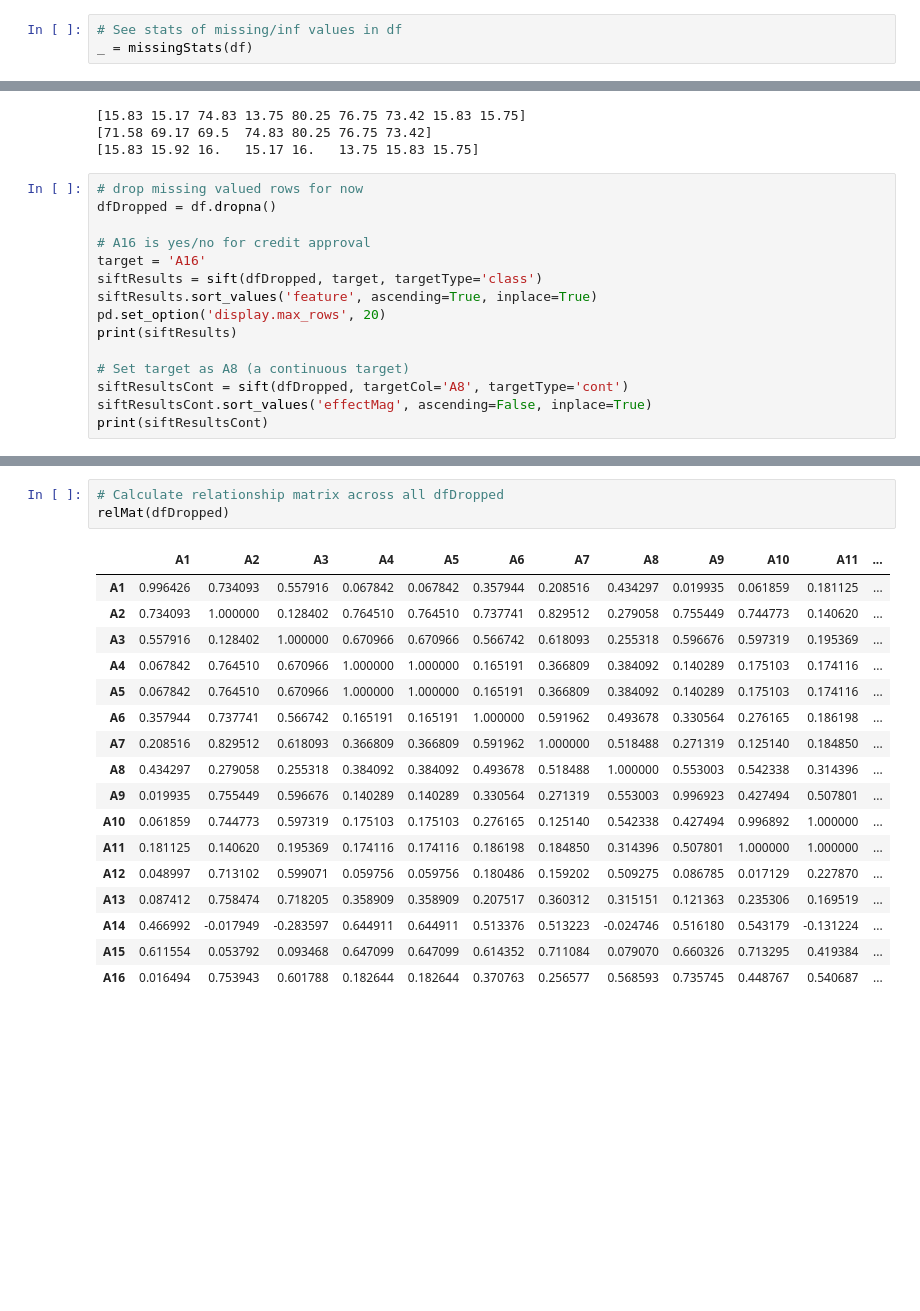
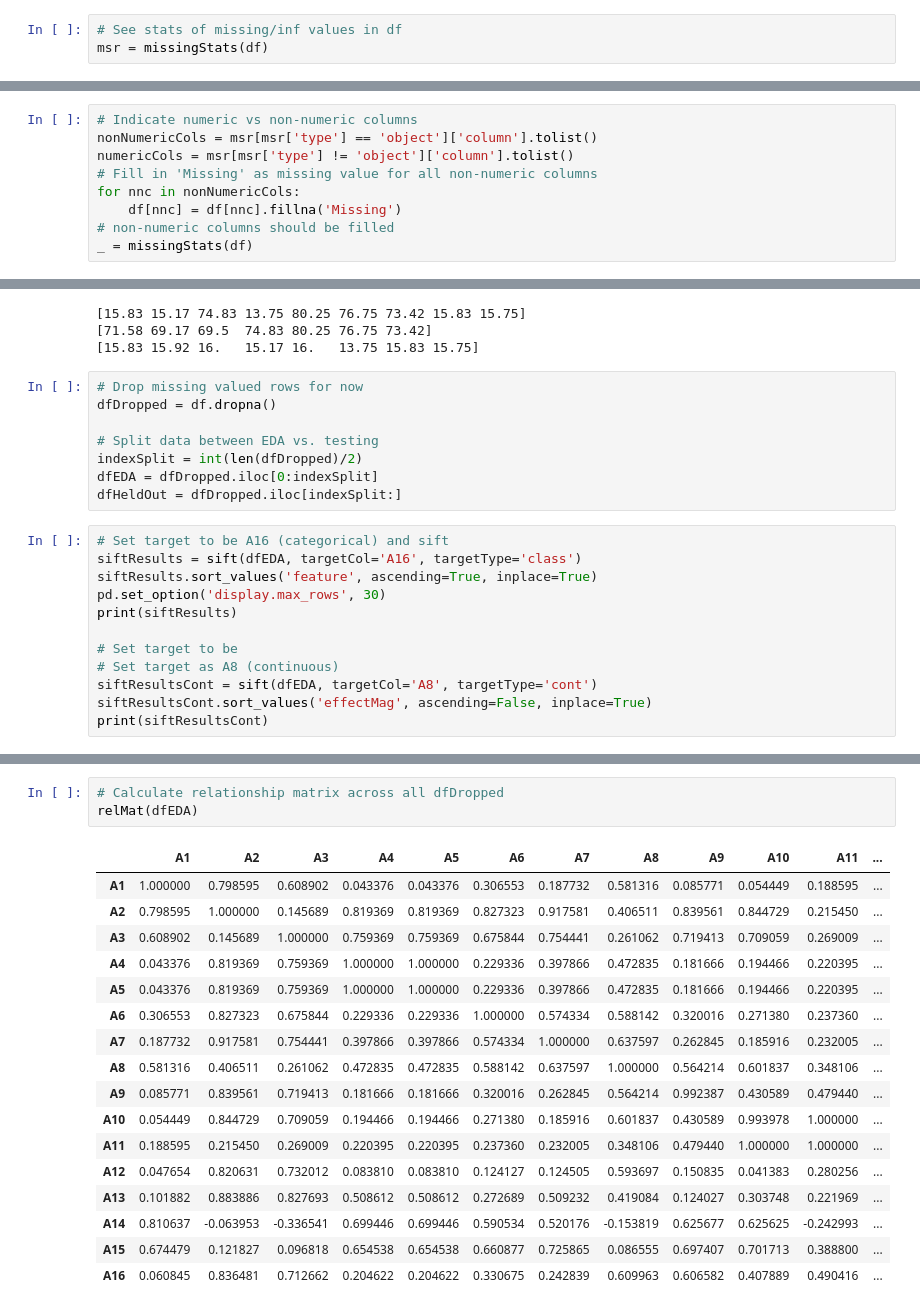
Before and after one commit to mfenig1013/daUtils, a Jupyter notebook: dautils examples.ipynb, the cells around one changed output, grey strips where cells are left out. Drawn from its saved outputs; the diff is of its cells as text; blank space fills up the shorter version.

```diff
--- a/dautils examples.ipynb
+++ b/dautils examples.ipynb
@@ -22,7 +22,7 @@ columnNames = ['A' + str(x) for x in range(1, 17)]
 df = pd.read_csv('crx.data', sep=',', header=-1, names=columnNames, na_values='?')
 # %%
 # See stats of missing/inf values in df
-_ = missingStats(df)
+msr = missingStats(df)
 # %% [output]
 Looking for missing values of input with 690 rows.
    column     type  inf      null
@@ -44,0 +45,9 @@ Looking for missing values of input with 690 rows.
+# %%
+# Indicate numeric vs non-numeric columns
+nonNumericCols = msr[msr['type'] == 'object']['column'].tolist()
+numericCols = msr[msr['type'] != 'object']['column'].tolist()
+# Fill in 'Missing' as missing value for all non-numeric columns
+for nnc in nonNumericCols:
+    df[nnc] = df[nnc].fillna('Missing')
+# non-numeric columns should be filled
+_ = missingStats(df)
@@ -77,19 +105,24 @@ print(outliers)
 [15.83 15.17 74.83 13.75 80.25 76.75 73.42 15.83 15.75]
 [71.58 69.17 69.5  74.83 80.25 76.75 73.42]
 [15.83 15.92 16.   15.17 16.   13.75 15.83 15.75]
+# %%
+# Drop missing valued rows for now
+dfDropped = df.dropna()
+
+# Split data between EDA vs. testing
+indexSplit = int(len(dfDropped)/2)
+dfEDA = dfDropped.iloc[0:indexSplit]
+dfHeldOut = dfDropped.iloc[indexSplit:]
 # %%
-# drop missing valued rows for now
-dfDropped = df.dropna()
-
-# A16 is yes/no for credit approval
-target = 'A16'
-siftResults = sift(dfDropped, target, targetType='class')
+# Set target to be A16 (categorical) and sift
+siftResults = sift(dfEDA, targetCol='A16', targetType='class')
 siftResults.sort_values('feature', ascending=True, inplace=True)
-pd.set_option('display.max_rows', 20)
+pd.set_option('display.max_rows', 30)
 print(siftResults)
 
-# Set target as A8 (a continuous target)
-siftResultsCont = sift(dfDropped, targetCol='A8', targetType='cont')
+# Set target to be
+# Set target as A8 (continuous)
+siftResultsCont = sift(dfEDA, targetCol='A8', targetType='cont')
 siftResultsCont.sort_values('effectMag', ascending=False, inplace=True)
 print(siftResultsCont)
 # %% [output]
@@ -123,23 +157,23 @@ plt.xlabel('A11');
 # %%
 # Calculate relationship matrix across all dfDropped
-relMat(dfDropped)
+relMat(dfEDA)
 # %% [output]
 |  | A1 | A2 | A3 | A4 | A5 | A6 | A7 | A8 | A9 | A10 | A11 | ... |
-| A1 | 0.996426 | 0.734093 | 0.557916 | 0.067842 | 0.067842 | 0.357944 | 0.208516 | 0.434297 | 0.019935 | 0.061859 | 0.181125 | ... |
-| A2 | 0.734093 | 1.000000 | 0.128402 | 0.764510 | 0.764510 | 0.737741 | 0.829512 | 0.279058 | 0.755449 | 0.744773 | 0.140620 | ... |
-| A3 | 0.557916 | 0.128402 | 1.000000 | 0.670966 | 0.670966 | 0.566742 | 0.618093 | 0.255318 | 0.596676 | 0.597319 | 0.195369 | ... |
-| A4 | 0.067842 | 0.764510 | 0.670966 | 1.000000 | 1.000000 | 0.165191 | 0.366809 | 0.384092 | 0.140289 | 0.175103 | 0.174116 | ... |
-| A5 | 0.067842 | 0.764510 | 0.670966 | 1.000000 | 1.000000 | 0.165191 | 0.366809 | 0.384092 | 0.140289 | 0.175103 | 0.174116 | ... |
-| A6 | 0.357944 | 0.737741 | 0.566742 | 0.165191 | 0.165191 | 1.000000 | 0.591962 | 0.493678 | 0.330564 | 0.276165 | 0.186198 | ... |
-| A7 | 0.208516 | 0.829512 | 0.618093 | 0.366809 | 0.366809 | 0.591962 | 1.000000 | 0.518488 | 0.271319 | 0.125140 | 0.184850 | ... |
-| A8 | 0.434297 | 0.279058 | 0.255318 | 0.384092 | 0.384092 | 0.493678 | 0.518488 | 1.000000 | 0.553003 | 0.542338 | 0.314396 | ... |
-| A9 | 0.019935 | 0.755449 | 0.596676 | 0.140289 | 0.140289 | 0.330564 | 0.271319 | 0.553003 | 0.996923 | 0.427494 | 0.507801 | ... |
-| A10 | 0.061859 | 0.744773 | 0.597319 | 0.175103 | 0.175103 | 0.276165 | 0.125140 | 0.542338 | 0.427494 | 0.996892 | 1.000000 | ... |
-| A11 | 0.181125 | 0.140620 | 0.195369 | 0.174116 | 0.174116 | 0.186198 | 0.184850 | 0.314396 | 0.507801 | 1.000000 | 1.000000 | ... |
-| A12 | 0.048997 | 0.713102 | 0.599071 | 0.059756 | 0.059756 | 0.180486 | 0.159202 | 0.509275 | 0.086785 | 0.017129 | 0.227870 | ... |
-| A13 | 0.087412 | 0.758474 | 0.718205 | 0.358909 | 0.358909 | 0.207517 | 0.360312 | 0.315151 | 0.121363 | 0.235306 | 0.169519 | ... |
-| A14 | 0.466992 | -0.017949 | -0.283597 | 0.644911 | 0.644911 | 0.513376 | 0.513223 | -0.024746 | 0.516180 | 0.543179 | -0.131224 | ... |
-| A15 | 0.611554 | 0.053792 | 0.093468 | 0.647099 | 0.647099 | 0.614352 | 0.711084 | 0.079070 | 0.660326 | 0.713295 | 0.419384 | ... |
-| A16 | 0.016494 | 0.753943 | 0.601788 | 0.182644 | 0.182644 | 0.370763 | 0.256577 | 0.568593 | 0.735745 | 0.448767 | 0.540687 | ... |
+| A1 | 1.000000 | 0.798595 | 0.608902 | 0.043376 | 0.043376 | 0.306553 | 0.187732 | 0.581316 | 0.085771 | 0.054449 | 0.188595 | ... |
+| A2 | 0.798595 | 1.000000 | 0.145689 | 0.819369 | 0.819369 | 0.827323 | 0.917581 | 0.406511 | 0.839561 | 0.844729 | 0.215450 | ... |
+| A3 | 0.608902 | 0.145689 | 1.000000 | 0.759369 | 0.759369 | 0.675844 | 0.754441 | 0.261062 | 0.719413 | 0.709059 | 0.269009 | ... |
+| A4 | 0.043376 | 0.819369 | 0.759369 | 1.000000 | 1.000000 | 0.229336 | 0.397866 | 0.472835 | 0.181666 | 0.194466 | 0.220395 | ... |
+| A5 | 0.043376 | 0.819369 | 0.759369 | 1.000000 | 1.000000 | 0.229336 | 0.397866 | 0.472835 | 0.181666 | 0.194466 | 0.220395 | ... |
+| A6 | 0.306553 | 0.827323 | 0.675844 | 0.229336 | 0.229336 | 1.000000 | 0.574334 | 0.588142 | 0.320016 | 0.271380 | 0.237360 | ... |
+| A7 | 0.187732 | 0.917581 | 0.754441 | 0.397866 | 0.397866 | 0.574334 | 1.000000 | 0.637597 | 0.262845 | 0.185916 | 0.232005 | ... |
+| A8 | 0.581316 | 0.406511 | 0.261062 | 0.472835 | 0.472835 | 0.588142 | 0.637597 | 1.000000 | 0.564214 | 0.601837 | 0.348106 | ... |
+| A9 | 0.085771 | 0.839561 | 0.719413 | 0.181666 | 0.181666 | 0.320016 | 0.262845 | 0.564214 | 0.992387 | 0.430589 | 0.479440 | ... |
+| A10 | 0.054449 | 0.844729 | 0.709059 | 0.194466 | 0.194466 | 0.271380 | 0.185916 | 0.601837 | 0.430589 | 0.993978 | 1.000000 | ... |
+| A11 | 0.188595 | 0.215450 | 0.269009 | 0.220395 | 0.220395 | 0.237360 | 0.232005 | 0.348106 | 0.479440 | 1.000000 | 1.000000 | ... |
+| A12 | 0.047654 | 0.820631 | 0.732012 | 0.083810 | 0.083810 | 0.124127 | 0.124505 | 0.593697 | 0.150835 | 0.041383 | 0.280256 | ... |
+| A13 | 0.101882 | 0.883886 | 0.827693 | 0.508612 | 0.508612 | 0.272689 | 0.509232 | 0.419084 | 0.124027 | 0.303748 | 0.221969 | ... |
+| A14 | 0.810637 | -0.063953 | -0.336541 | 0.699446 | 0.699446 | 0.590534 | 0.520176 | -0.153819 | 0.625677 | 0.625625 | -0.242993 | ... |
+| A15 | 0.674479 | 0.121827 | 0.096818 | 0.654538 | 0.654538 | 0.660877 | 0.725865 | 0.086555 | 0.697407 | 0.701713 | 0.388800 | ... |
+| A16 | 0.060845 | 0.836481 | 0.712662 | 0.204622 | 0.204622 | 0.330675 | 0.242839 | 0.609963 | 0.606582 | 0.407889 | 0.490416 | ... |
 # %%
 # Calculate relationship matrix across numerical columns of dfDropped
```
Also changed, not shown: parts of 6 cells of this notebook.
